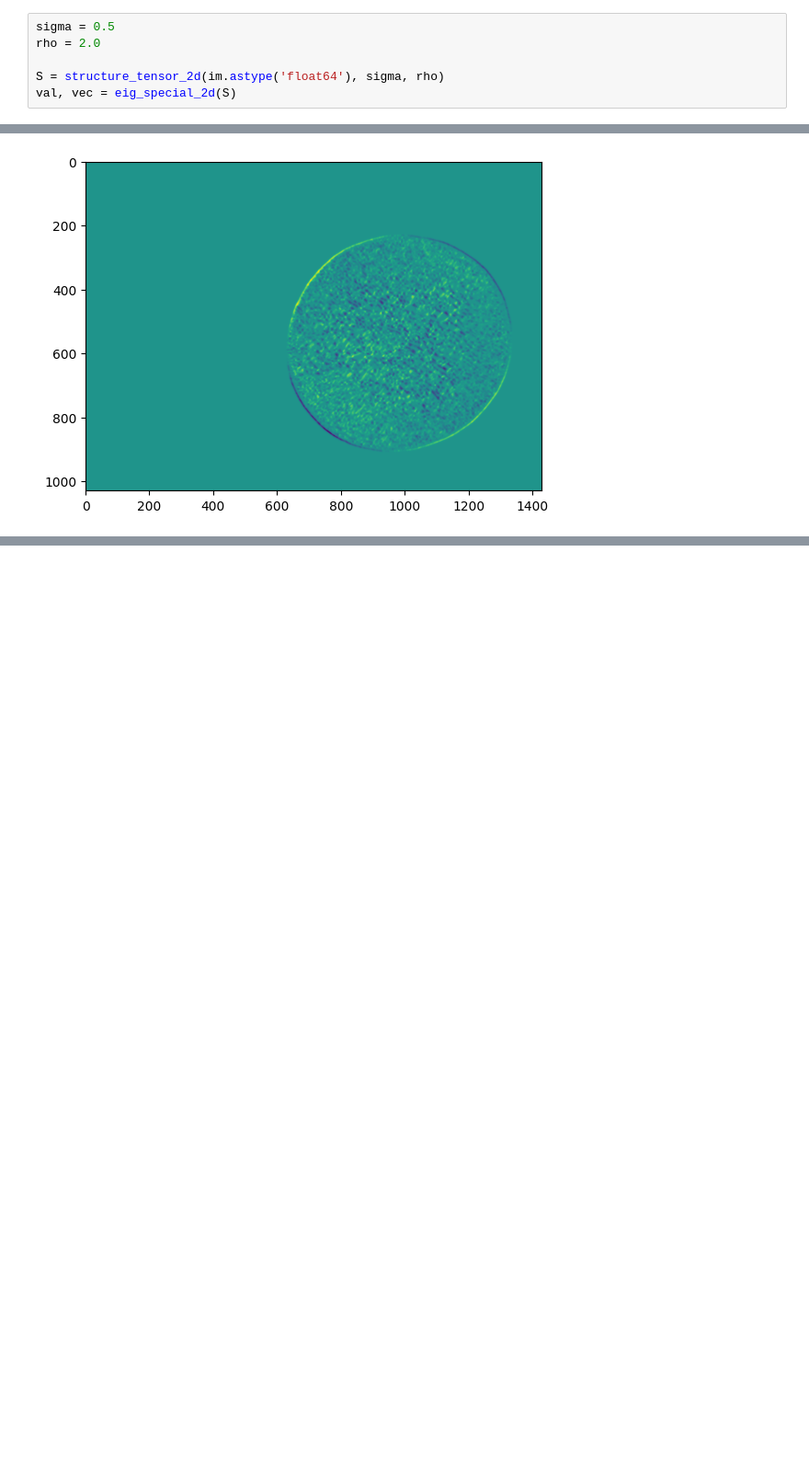
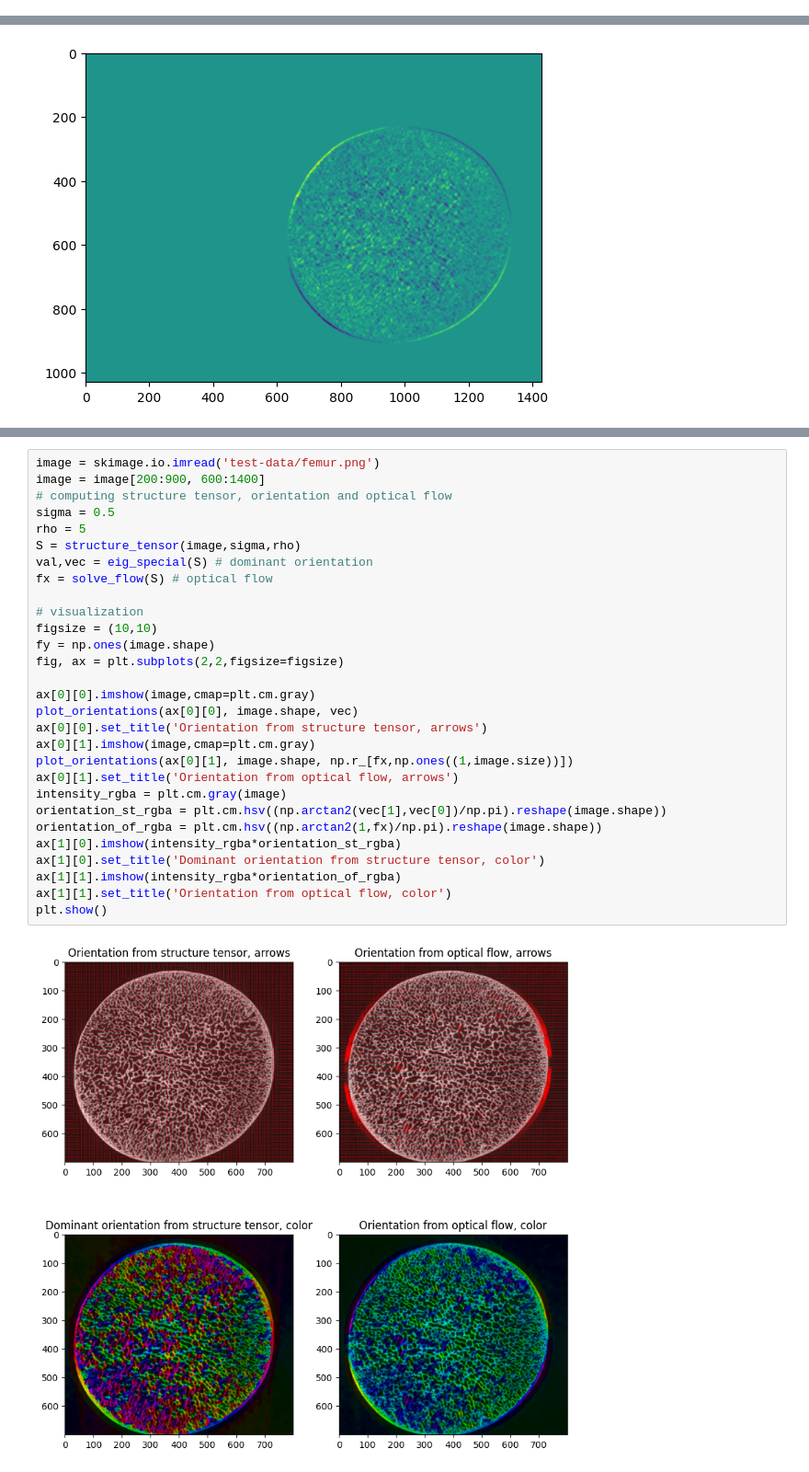
Before and after one commit to SebastianBitsch/SRGAN-ST, a Jupyter notebook: data-exploration/structure_tensor.ipynb, the cells around one changed output, grey strips where cells are left out. Shown at 92% size. Drawn from its saved outputs; the diff is of its cells as text; blank space fills up the shorter version.

```diff
--- a/data-exploration/structure_tensor.ipynb
+++ b/data-exploration/structure_tensor.ipynb
@@ -15,9 +43,3 @@ plt.show()
-# %%
-sigma = 0.5
-rho = 2.0
-
-S = structure_tensor_2d(im.astype('float64'), sigma, rho)
-val, vec = eig_special_2d(S)
 # %%
 plt.imshow(np.linalg.norm(val,axis=0))
 plt.colorbar()
@@ -55,0 +167,31 @@ plt.show()
+# %%
+image = skimage.io.imread('test-data/femur.png')
+image = image[200:900, 600:1400]
+# computing structure tensor, orientation and optical flow
+sigma = 0.5
+rho = 5
+S = structure_tensor(image,sigma,rho)
+val,vec = eig_special(S) # dominant orientation
+fx = solve_flow(S) # optical flow
+
+# visualization
+figsize = (10,10)
+fy = np.ones(image.shape)
+fig, ax = plt.subplots(2,2,figsize=figsize)
+
+ax[0][0].imshow(image,cmap=plt.cm.gray)
+plot_orientations(ax[0][0], image.shape, vec)
+ax[0][0].set_title('Orientation from structure tensor, arrows')
+ax[0][1].imshow(image,cmap=plt.cm.gray)
+plot_orientations(ax[0][1], image.shape, np.r_[fx,np.ones((1,image.size))])
+ax[0][1].set_title('Orientation from optical flow, arrows')
+intensity_rgba = plt.cm.gray(image)
+orientation_st_rgba = plt.cm.hsv((np.arctan2(vec[1],vec[0])/np.pi).reshape(image.shape))
+orientation_of_rgba = plt.cm.hsv((np.arctan2(1,fx)/np.pi).reshape(image.shape))
+ax[1][0].imshow(intensity_rgba*orientation_st_rgba)
+ax[1][0].set_title('Dominant orientation from structure tensor, color')
+ax[1][1].imshow(intensity_rgba*orientation_of_rgba)
+ax[1][1].set_title('Orientation from optical flow, color')
+plt.show()
+# %% [output]
+[figure, added]
```
Also changed, not shown: parts of 9 cells of this notebook, 3 other files.
